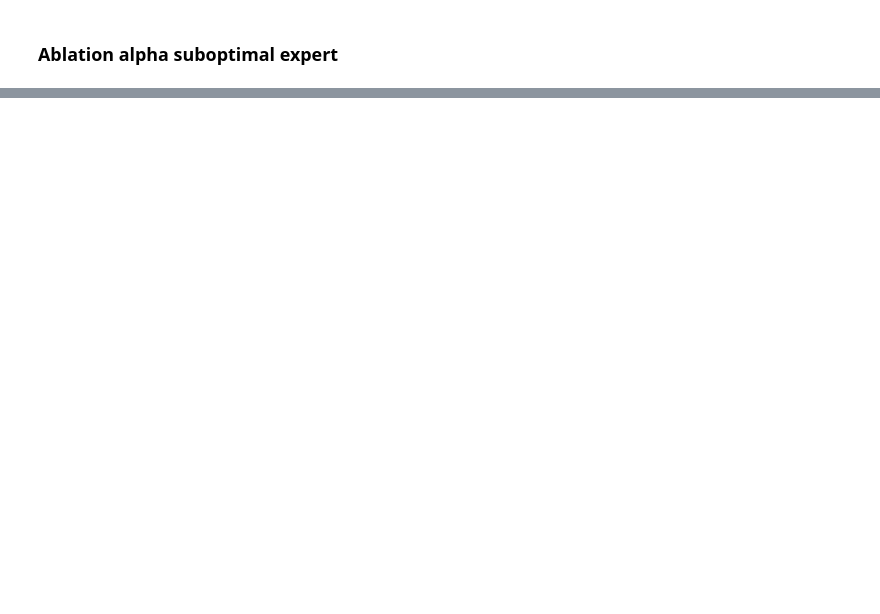
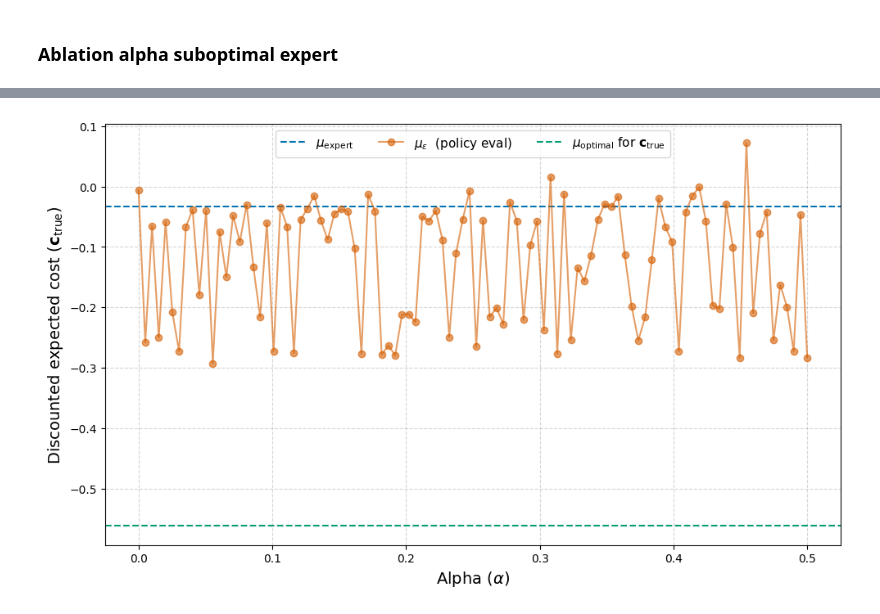
Before and after one commit to EstebanLeiva/apprenticeshiplearning, a Jupyter notebook: scripts/inventory.ipynb, the cells around one changed output, grey strips where cells are left out. Drawn from its saved outputs; the diff is of its cells as text; code cells hidden in the pictures; blank space fills up the shorter version.

```diff
--- a/scripts/inventory.ipynb
+++ b/scripts/inventory.ipynb
@@ -641,0 +605,18 @@ plt.show()
+# %%
+plt.figure(figsize=(10, 6))
+plt.axhline(dec_true_muexpert[0], label=r'$\mu_{\text{expert}}$', color=colors['order'], linestyle='--')
+plt.plot(alphas, dec_true_muepsilon, label=r'$\mu_\epsilon$  (policy eval)', color=colors['holding'], marker='o', alpha=0.6)
+dec_optimal_true = mu_optimal @ inventory.c
+plt.axhline(dec_true_mu_optimal[0], label=r"$\mu_{\text{optimal}}$ for $\mathbf{c}_{\text{true}}$", color=colors['selling'],linestyle='--')
+
+
+
+plt.xlabel(r'Alpha ($\alpha$)', fontsize=14)
+plt.ylabel(r'Discounted expected cost ($\mathbf{c}_{\text{true}}$)', fontsize=14)
+plt.grid(True, linestyle='--', alpha=0.5)
+plt.legend()
+plt.tight_layout()
+plt.legend(loc='upper center', ncol=3, fontsize=11)
+plt.show()
+# %% [output]
+[figure, added]
```
Also changed, not shown: parts of 27 cells of this notebook, 14 other files.
